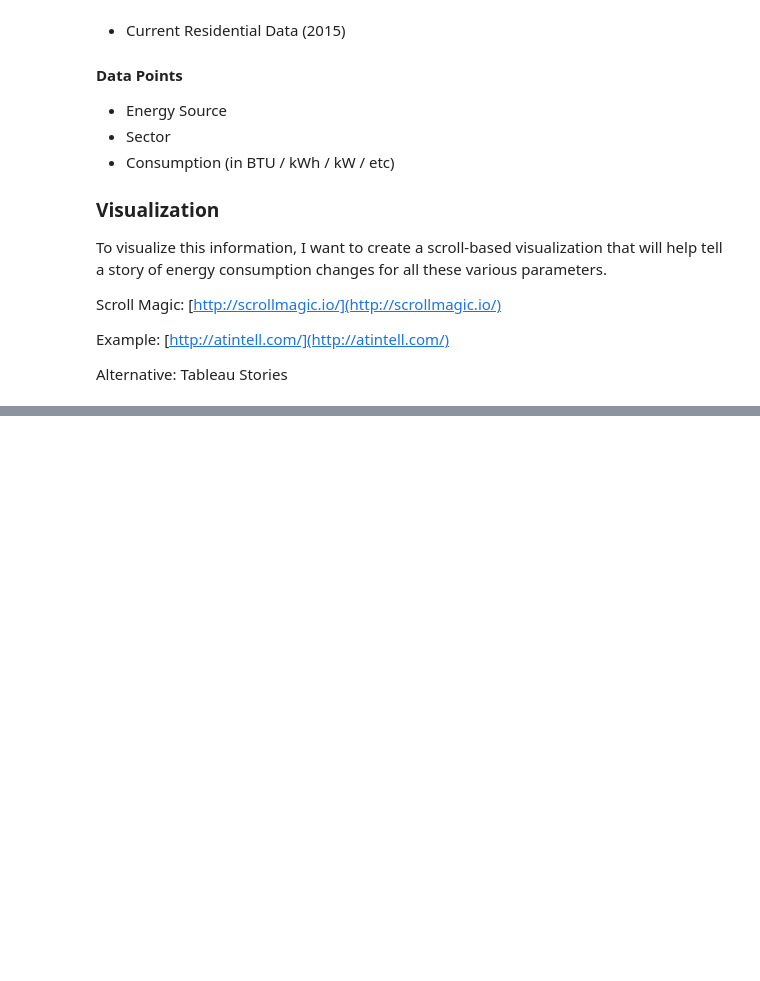
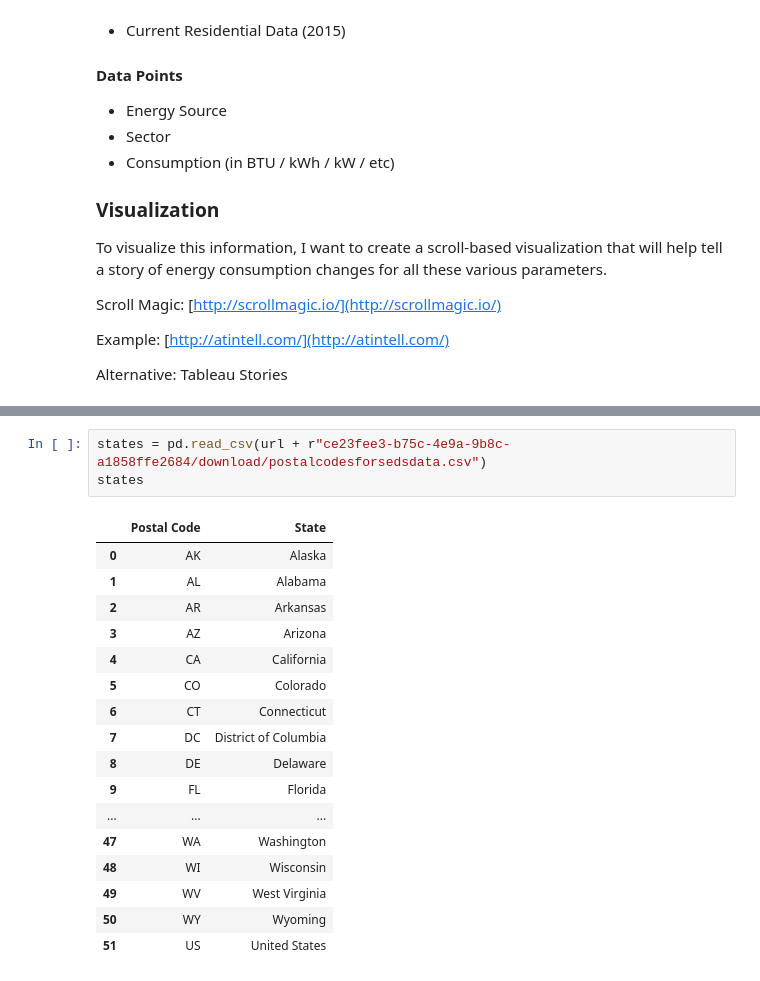
Before and after one commit to mkivenson/Visualization, a Jupyter notebook: Final Project/Final Project Proposal.ipynb, the cells around one changed output, grey strips where cells are left out. Drawn from its saved outputs; the diff is of its cells as text; blank space fills up the shorter version.

```diff
--- a/Final Project/Final Project Proposal.ipynb
+++ b/Final Project/Final Project Proposal.ipynb
@@ -52,0 +91,21 @@ Alternative: Tableau Stories
+# %%
+states = pd.read_csv(url + r"ce23fee3-b75c-4e9a-9b8c-a1858ffe2684/download/postalcodesforsedsdata.csv")
+states
+# %% [output]
+|  | Postal Code | State |
+| 0 | AK | Alaska |
+| 1 | AL | Alabama |
+| 2 | AR | Arkansas |
+| 3 | AZ | Arizona |
+| 4 | CA | California |
+| 5 | CO | Colorado |
+| 6 | CT | Connecticut |
+| 7 | DC | District of Columbia |
+| 8 | DE | Delaware |
+| 9 | FL | Florida |
+| ... | ... | ... |
+| 47 | WA | Washington |
+| 48 | WI | Wisconsin |
+| 49 | WV | West Virginia |
+| 50 | WY | Wyoming |
+| 51 | US | United States |
```
Also changed, not shown: parts of 7 cells of this notebook, 8 other files.
